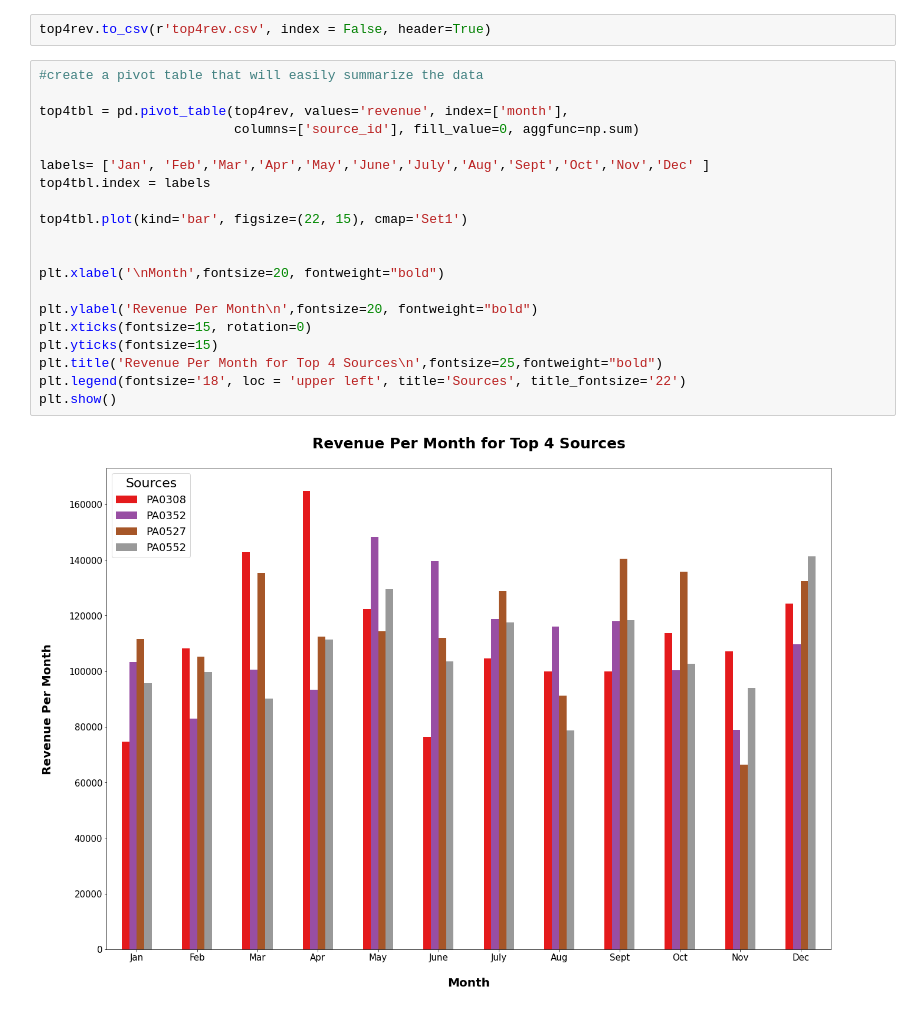
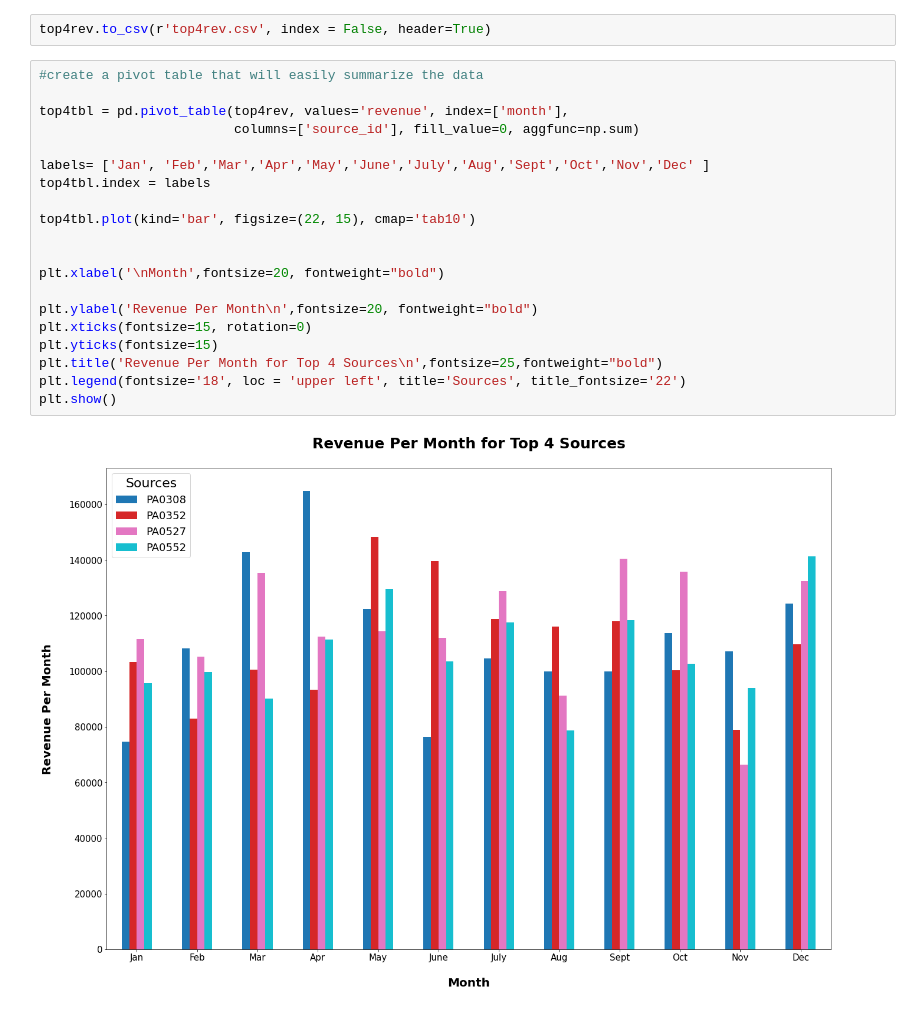
Before and after one commit to GenTaylor/DataAnalystChallenges, a Jupyter notebook: Genesis Taylor Shipt Data Analyst Take Home.ipynb, the cells around one changed output. Drawn from its saved outputs; the diff is of its cells as text.

```diff
--- a/Genesis Taylor Shipt Data Analyst Take Home.ipynb
+++ b/Genesis Taylor Shipt Data Analyst Take Home.ipynb
@@ -121,22 +121,22 @@ top4rev.to_csv(r'top4rev.csv', index = False, header=True)
 # %%
 #create a pivot table that will easily summarize the data
 
 top4tbl = pd.pivot_table(top4rev, values='revenue', index=['month'],
                          columns=['source_id'], fill_value=0, aggfunc=np.sum)
 
 labels= ['Jan', 'Feb','Mar','Apr','May','June','July','Aug','Sept','Oct','Nov','Dec' ]
 top4tbl.index = labels
 
-top4tbl.plot(kind='bar', figsize=(22, 15), cmap='Set1')
+top4tbl.plot(kind='bar', figsize=(22, 15), cmap='tab10')
 
 
 plt.xlabel('\nMonth',fontsize=20, fontweight="bold")
 
 plt.ylabel('Revenue Per Month\n',fontsize=20, fontweight="bold")
 plt.xticks(fontsize=15, rotation=0)
 plt.yticks(fontsize=15)
 plt.title('Revenue Per Month for Top 4 Sources\n',fontsize=25,fontweight="bold")
 plt.legend(fontsize='18', loc = 'upper left', title='Sources', title_fontsize='22')
 plt.show()
 # %% [output]
-[figure, old version]
+[figure, new version]
```
